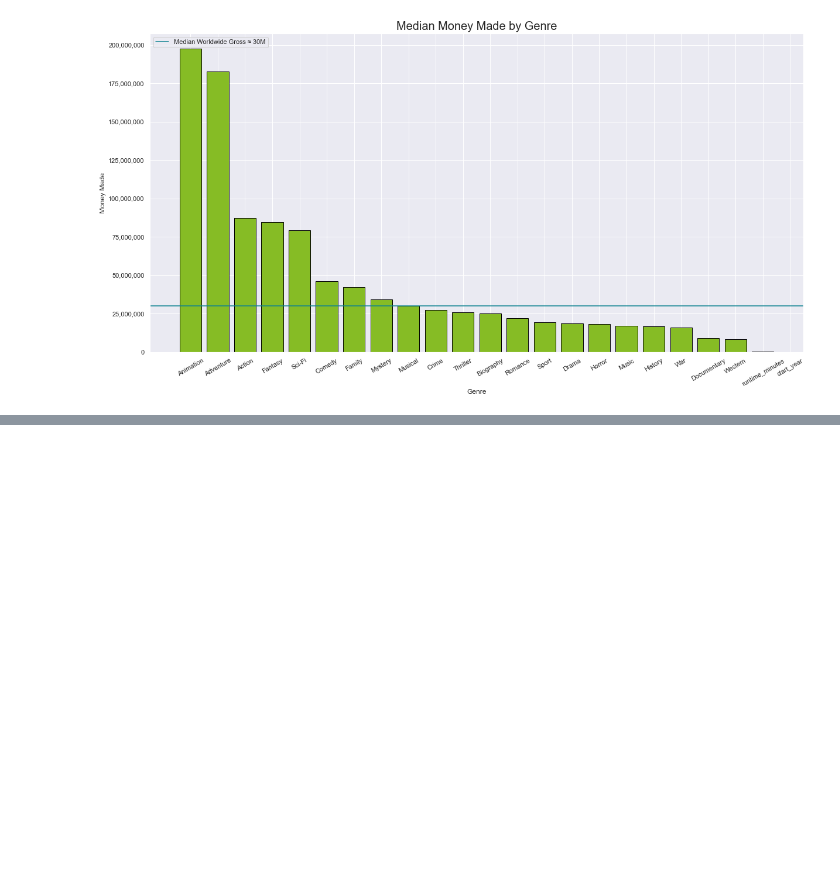
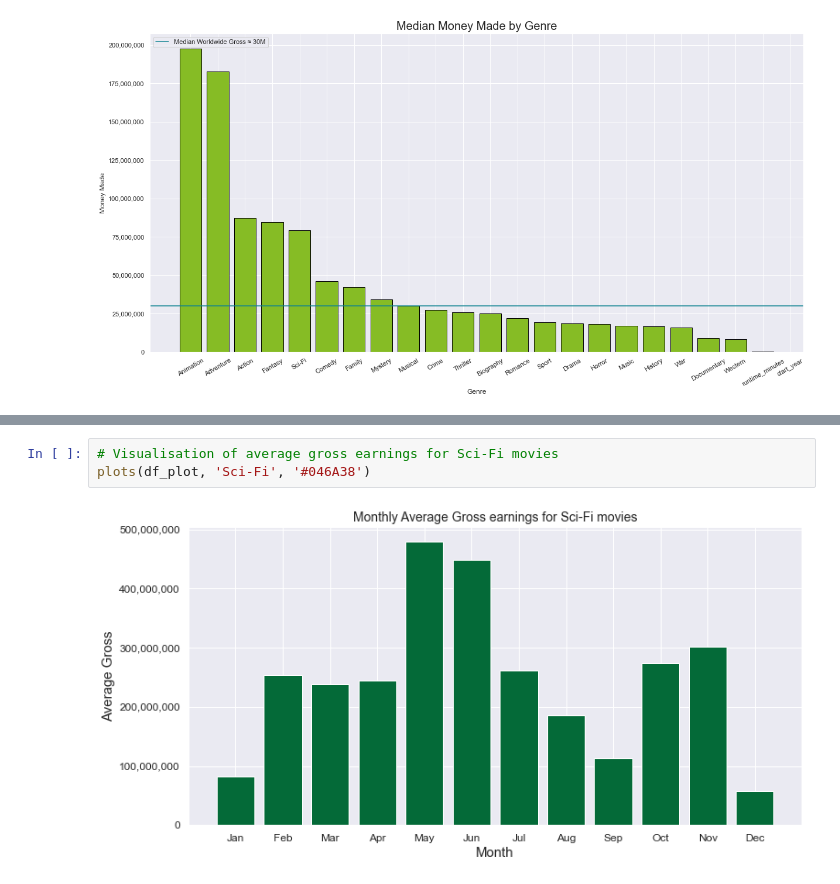
Before and after one commit to racday/ai-capstone, a Jupyter notebook: index.ipynb, the cells around one changed output, grey strips where cells are left out. Cells and saved outputs as stored; diff of their text form; blank space fills up the shorter version.

```diff
--- a/index.ipynb
+++ b/index.ipynb
@@ -465,0 +563,5 @@ plt.show()
+# %%
+# Visualisation of average gross earnings for Sci-Fi movies
+plots(df_plot, 'Sci-Fi', '#046A38')
+# %% [output]
+[figure, added]
```
Also changed, not shown: parts of 13 cells of this notebook.
